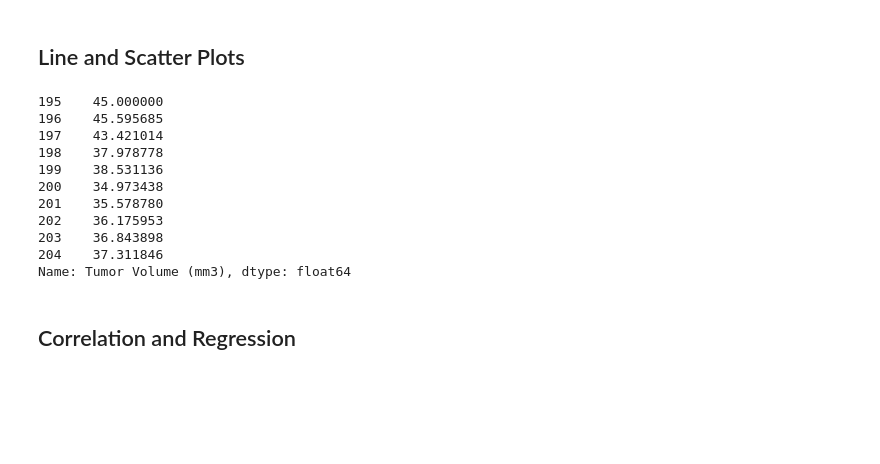
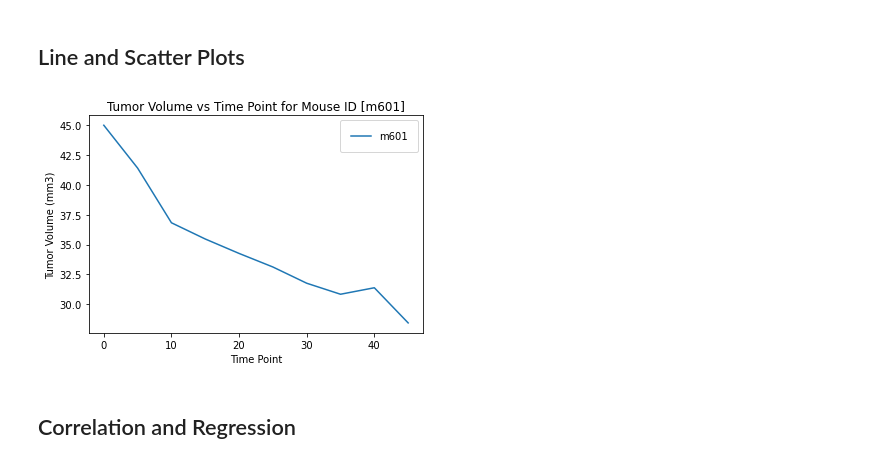
Before and after one commit to marceloflores1/matplotlib-challenge, a Jupyter notebook: pymaceuticals_starter.ipynb, the cells around one changed output. Cells and saved outputs as stored; diff of their text form; code cells hidden in the pictures; blank space fills up the shorter version.

```diff
--- a/pymaceuticals_starter.ipynb
+++ b/pymaceuticals_starter.ipynb
@@ -285,24 +307,21 @@ plt.show()
 ## Line and Scatter Plots
 # %%
 # Generate a line plot of tumor volume vs. time point for a mouse treated with Capomulin
-#Wanted to try with random but kept getting an error, using a manual ID and leave script
+#Wanted to try with random but kept getting an error.  Using a manual ID and leave code line for future
 #random_mouse_id = random.choice(clean_mouse_study.loc[clean_mouse_study["Drug Regimen"]=="Capomulin"]["Mouse ID"])
-random_mouse_data_timepoint = clean_mouse_study.loc[clean_mouse_study["Drug Regimen"]=="Capomulin"].loc[clean_mouse_study["Mouse ID"]==random_mouse_id]["Timepoint"]
-random_mouse_data_volume = clean_mouse_study.loc[clean_mouse_study["Drug Regimen"]=="Capomulin"].loc[clean_mouse_study["Mouse ID"]==random_mouse_id]["Tumor Volume (mm3)"]
+mouse_id = "m601"
+random_mouse_data_timepoint = clean_mouse_study.loc[clean_mouse_study["Drug Regimen"]=="Capomulin"].loc[clean_mouse_study["Mouse ID"]==mouse_id]["Timepoint"]
+random_mouse_data_volume = clean_mouse_study.loc[clean_mouse_study["Drug Regimen"]=="Capomulin"].loc[clean_mouse_study["Mouse ID"]==mouse_id]["Tumor Volume (mm3)"]
 
 # Generate plot
+plt.plot(random_mouse_data_timepoint,random_mouse_data_volume)
+plt.title("Tumor Volume vs Time Point for Mouse ID ["+str(mouse_id)+"]")
+plt.xlabel("Time Point")
+plt.ylabel("Tumor Volume (mm3)")
+plt.legend((mouse_id,), prop={'size': 10}, borderpad=1.1)
+plt.show()
 # %% [output]
-195    45.000000
-196    45.595685
-197    43.421014
-198    37.978778
-199    38.531136
-200    34.973438
-201    35.578780
-202    36.175953
-203    36.843898
-204    37.311846
-Name: Tumor Volume (mm3), dtype: float64
+[figure, added]
 # %% [markdown]
 ## Correlation and Regression
 # %%
```
Also changed, not shown: parts of 7 cells of this notebook.
